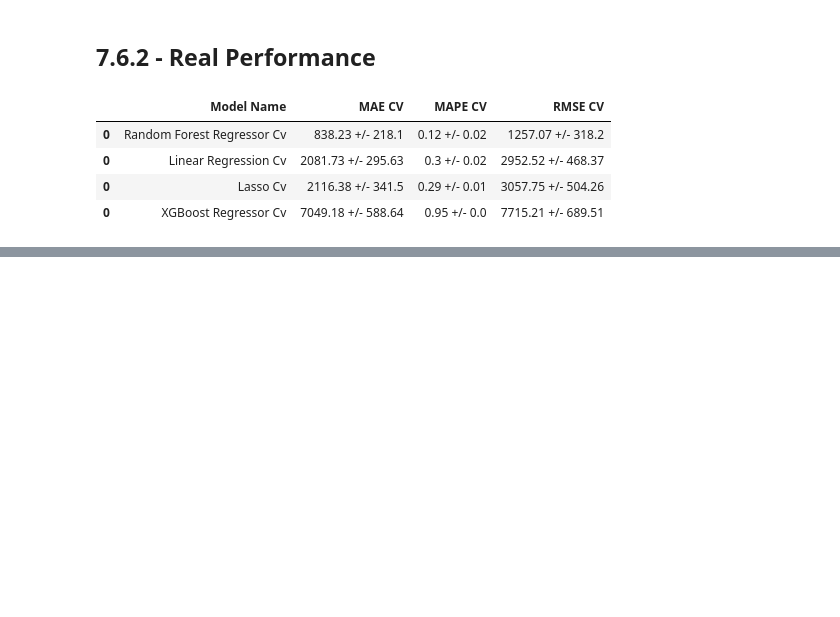
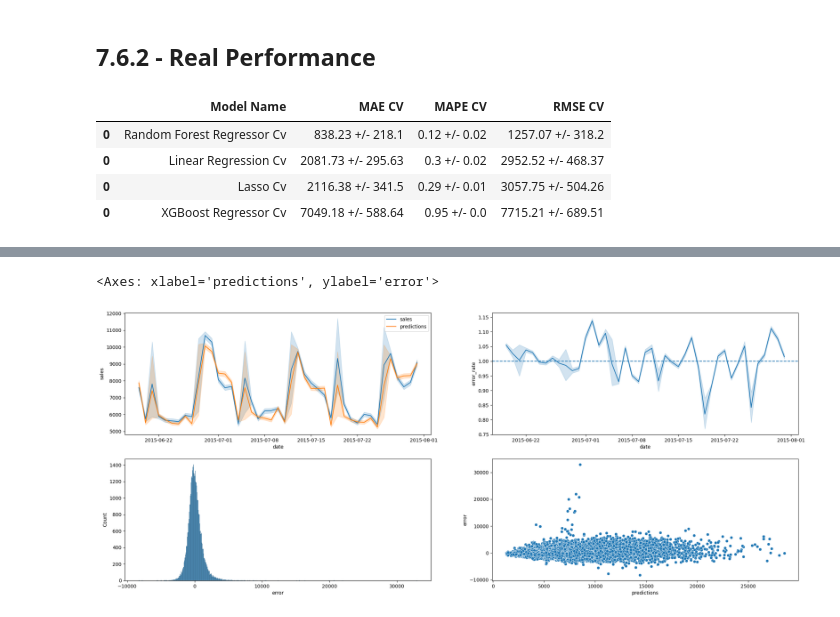
Before and after one commit to OscarFantozzi/Rossmann-Sales, a Jupyter notebook: rossmann_sales.ipynb, the cells around one changed output, grey strips where cells are left out. Drawn from its saved outputs; the diff is of its cells as text; code cells hidden in the pictures; blank space fills up the shorter version.

```diff
--- a/rossmann_sales.ipynb
+++ b/rossmann_sales.ipynb
@@ -1268,0 +1317,17 @@ modelling_result_cv.sort_values( 'RMSE CV' )
+# %%
+# model
+model_xgb_tuned = xgb.XGBRegressor(objective = 'reg:squarederror',
+                                   n_estimators = param_tuned['n_estimators'],
+                                   eta = param_tuned['eta'],
+                                   max_depth = param_tuned['max_depth'],
+                                   subsample = param_tuned['subsample'],
+                                   colsample_bytree = param_tuned['colsample_mbytree'],
+                                   min_child_weight = param_tuned['min_child_weight']).fit( x_train, y_train )
+# prediction
+y_hat_xgb_tuned = model_xgb_tuned.predict( x_test )
+
+# performance
+xgb_result_tuned = ml_error('XGBoost Regressor', np.expm1(y_test) , np.expm1(y_hat_xgb_tuned))
+
+# export model
+pickle.dump( model_xgb_tuned, open(r'\users\oscar\Documents\repos\rossmann_sales\trained_model.pkl', 'wb') )
@@ -1268,0 +1430,3 @@ modelling_result_cv.sort_values( 'RMSE CV' )
+# %%
+df9['error'] = df9['sales'] - df9['predictions']
+df9['error_rate'] = df9['predictions'] / df9['sales']
@@ -1268,0 +1444,19 @@ modelling_result_cv.sort_values( 'RMSE CV' )
+# %%
+# vendas ao longo do tempo - real x previsão
+plt.figure( figsize = (25,10) )
+plt.subplot( 2 , 2 , 1 )
+sns.lineplot( x = 'date', y = 'sales', data = df9 , label = 'sales')
+sns.lineplot( x = 'date', y = 'predictions', data = df9 , label = 'predictions')
+
+plt.subplot( 2 ,2 , 2 )
+sns.lineplot( x = 'date', y = 'error_rate', data = df9 )
+plt.axhline( 1,linestyle = '--' )
+
+plt.subplot( 2 , 2 ,3 )
+sns.histplot( df9['error'] )
+
+plt.subplot( 2 , 2 ,4 )
+sns.scatterplot( x = df9['predictions'], y = df9['error'], data = df9 )
+# %% [output]
+<Axes: xlabel='predictions', ylabel='error'>
+[figure, added]
```
Also changed, not shown: parts of 27 cells of this notebook.
